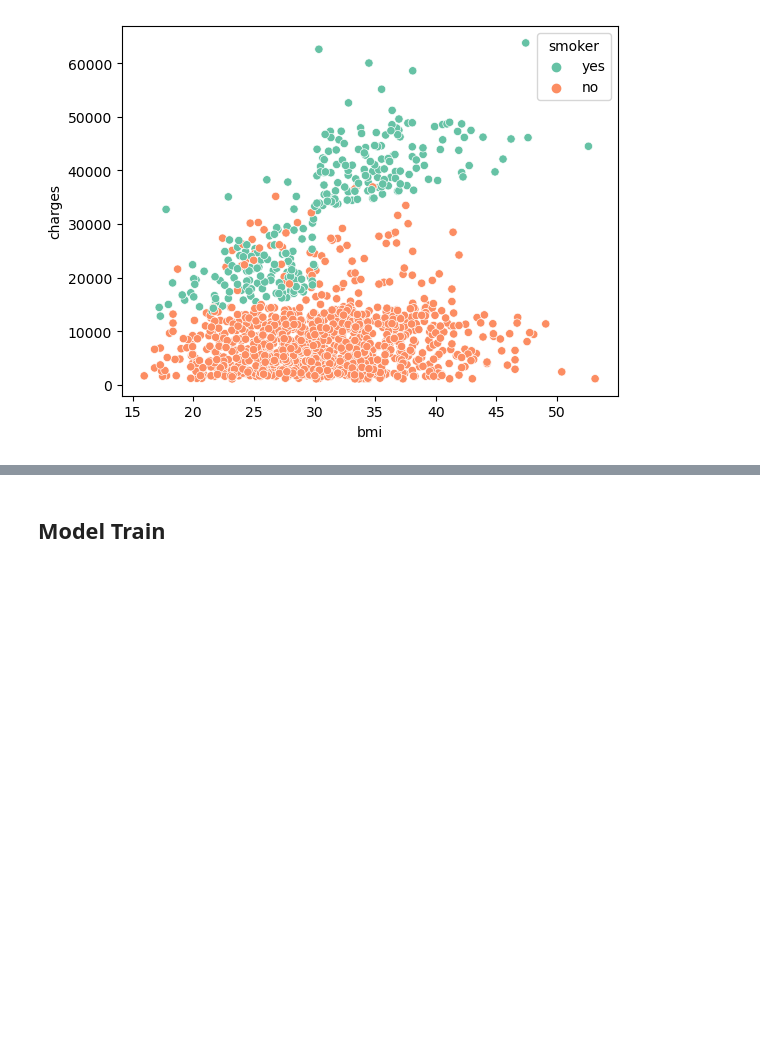
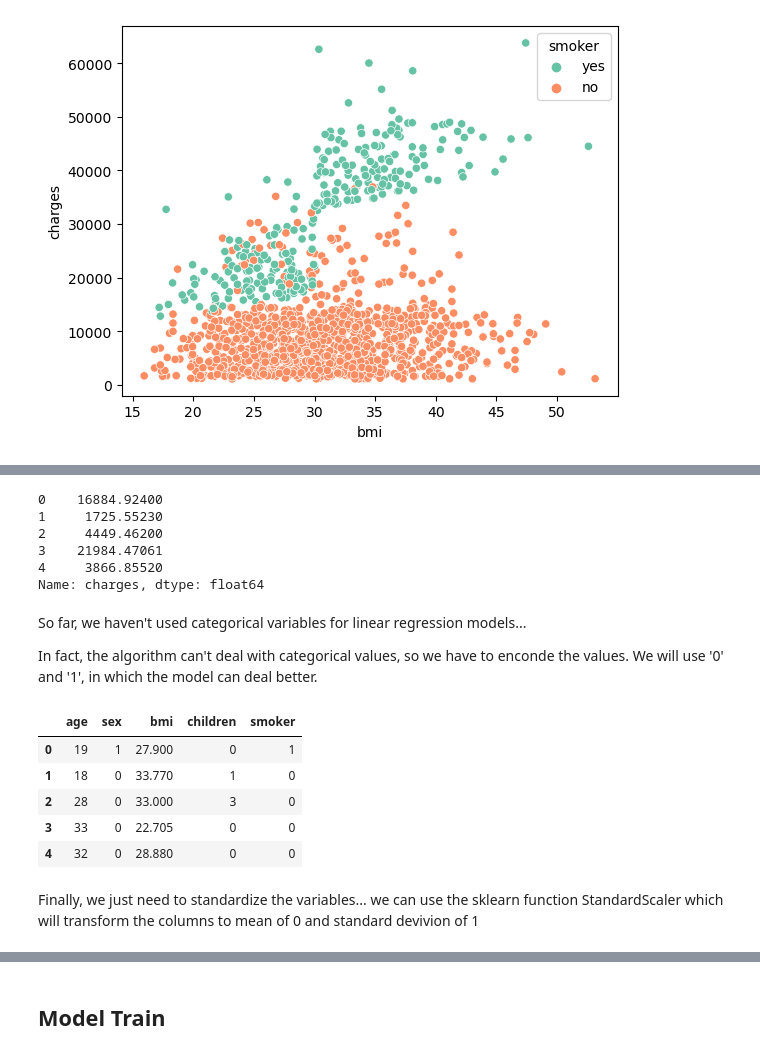
Before and after one commit to Hospital-Da-Luz-Learning-Health/MLCatolica25, a Jupyter notebook: Aula 5 - Supervised Learning I/Exercise Notebook.ipynb, the cells around one changed output, grey strips where cells are left out. Drawn from its saved outputs; the diff is of its cells as text; code cells hidden in the pictures; blank space fills up the shorter version.

```diff
--- a/Aula 5 - Supervised Learning I/Exercise Notebook.ipynb
+++ b/Aula 5 - Supervised Learning I/Exercise Notebook.ipynb
@@ -246,0 +276,26 @@ sns.scatterplot(x="bmi", y="charges", data=data, palette='Set2', hue='smoker')
+# %%
+y.head()
+# %% [output]
+0    16884.92400
+1     1725.55230
+2     4449.46200
+3    21984.47061
+4     3866.85520
+Name: charges, dtype: float64
+# %% [markdown]
+So far, we haven't used categorical variables for linear regression models...
+
+In fact, the algorithm can't deal with categorical values, so we have to enconde the values. We will use '0' and '1', in which the model can deal better.
+# %%
+X['sex'] = [1 if each == "female" else 0 for each in X['sex']]
+X['smoker'] = [1 if each == "yes" else 0 for each in X['smoker']]
+X.head()
+# %% [output]
+|  | age | sex | bmi | children | smoker |
+| 0 | 19 | 1 | 27.900 | 0 | 1 |
+| 1 | 18 | 0 | 33.770 | 1 | 0 |
+| 2 | 28 | 0 | 33.000 | 3 | 0 |
+| 3 | 33 | 0 | 22.705 | 0 | 0 |
+| 4 | 32 | 0 | 28.880 | 0 | 0 |
+# %% [markdown]
+Finally, we just need to standardize the variables... we can use the sklearn function StandardScaler which will transform the columns to mean of 0 and standard devivion of 1
```
Also changed, not shown: parts of 28 cells of this notebook, 1 other file.
